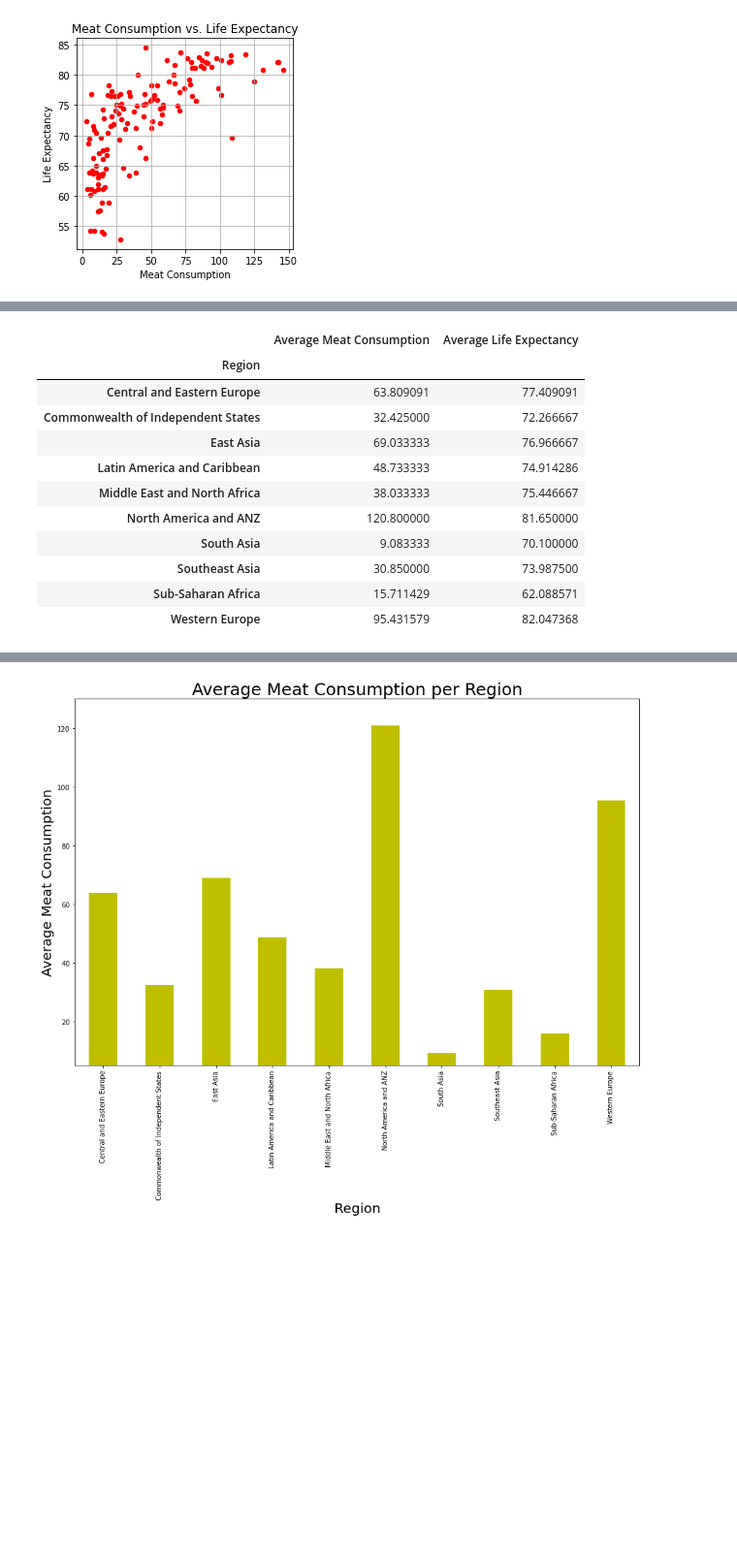
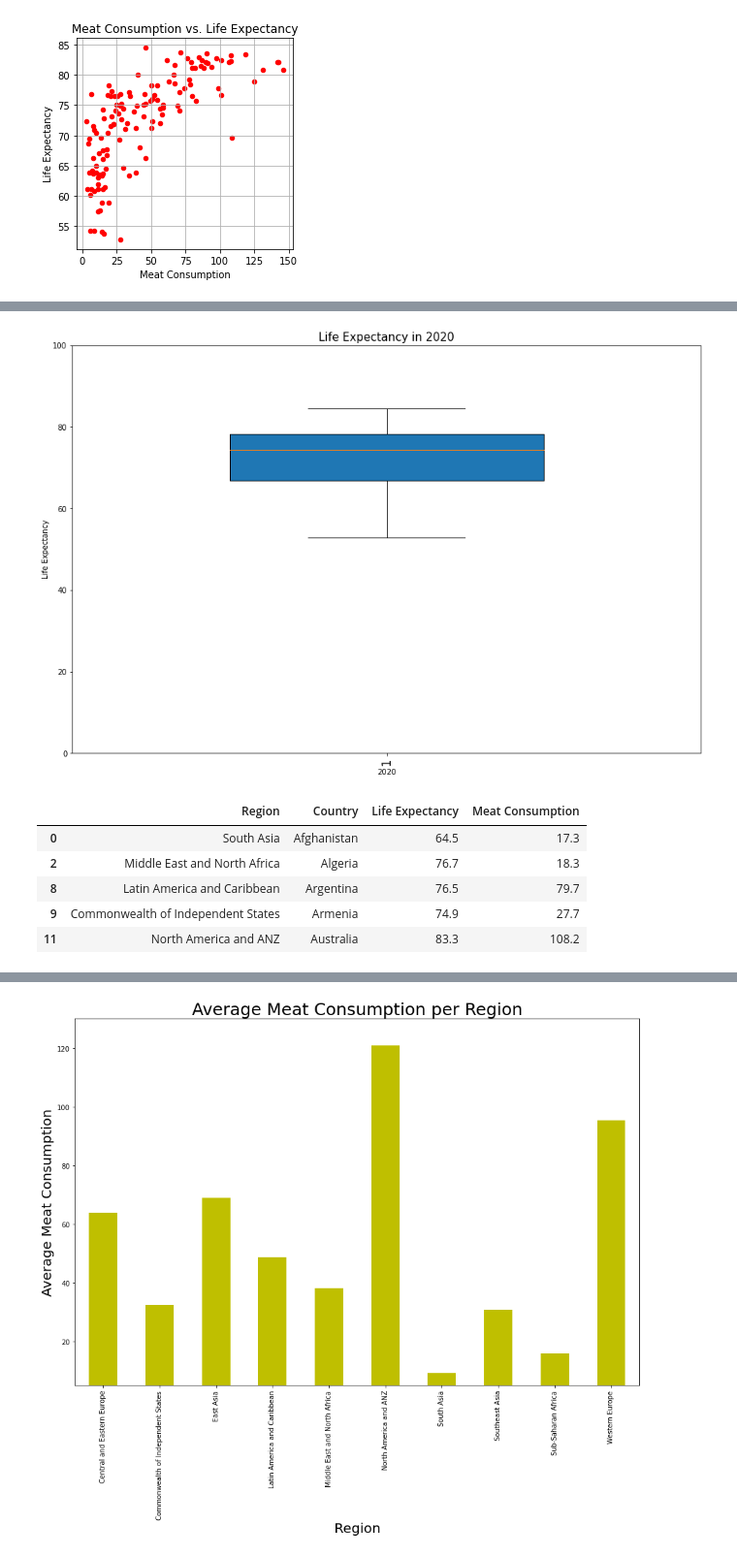
Before and after one commit to ermcgrew/bootcamp_project_one, a Jupyter notebook: data_analysis.ipynb, the cells around one changed output, grey strips where cells are left out. Shown: that part at 97% size. Drawn from its saved outputs; the diff is of its cells as text; code cells hidden in the pictures; blank space fills up the shorter version.

Commit message:
Update with graphs

```diff
--- a/data_analysis.ipynb
+++ b/data_analysis.ipynb
@@ -295,23 +295,25 @@ plt.show()
+# %%
+lifex_data = merged_df["Life Expectancy"]
+plt.subplots(figsize=(15, 10))
+plt.title('Life Expectancy in 2020',fontsize =15)
+plt.ylabel('Life Expectancy',fontsize = 10)
+plt.xlabel('2020',fontsize = 10)
+plt.xticks(rotation='vertical',fontsize = 15)
+plt.yticks(fontsize = 10)
+plt.boxplot(lifex_data, widths = 0.5, patch_artist=True,vert=True)
+
+plt.ylim(0, 100)
+
+plt.show()
+# %% [output]
+[figure, added]
 # %%
 region_lifeexpect_df = merged_df.loc[:, ["Region", "Country", "Life Expectancy", "Meat Consumption"]]
 region_lifeexpect_df.head()
-reg_lifex_mean = region_lifeexpect_df.groupby('Region')['Life Expectancy'].mean()
-reg_lifex_mean
-reg_mc_mean = region_lifeexpect_df.groupby('Region')['Meat Consumption'].mean()
-reg_mc_mean
-lifex_mc_summary = pd.DataFrame({'Average Meat Consumption':reg_mc_mean,
-                           'Average Life Expectancy':reg_lifex_mean})
-lifex_mc_summary
 # %% [output]
-|  | Average Meat Consumption | Average Life Expectancy |
-| Region |  |  |
-| Central and Eastern Europe | 63.809091 | 77.409091 |
-| Commonwealth of Independent States | 32.425000 | 72.266667 |
-| East Asia | 69.033333 | 76.966667 |
-| Latin America and Caribbean | 48.733333 | 74.914286 |
-| Middle East and North Africa | 38.033333 | 75.446667 |
-| North America and ANZ | 120.800000 | 81.650000 |
-| South Asia | 9.083333 | 70.100000 |
-| Southeast Asia | 30.850000 | 73.987500 |
-| Sub-Saharan Africa | 15.711429 | 62.088571 |
-| Western Europe | 95.431579 | 82.047368 |
+|  | Region | Country | Life Expectancy | Meat Consumption |
+| 0 | South Asia | Afghanistan | 64.5 | 17.3 |
+| 2 | Middle East and North Africa | Algeria | 76.7 | 18.3 |
+| 8 | Latin America and Caribbean | Argentina | 76.5 | 79.7 |
+| 9 | Commonwealth of Independent States | Armenia | 74.9 | 27.7 |
+| 11 | North America and ANZ | Australia | 83.3 | 108.2 |
```
Also changed, not shown: parts of 4 cells of this notebook.
